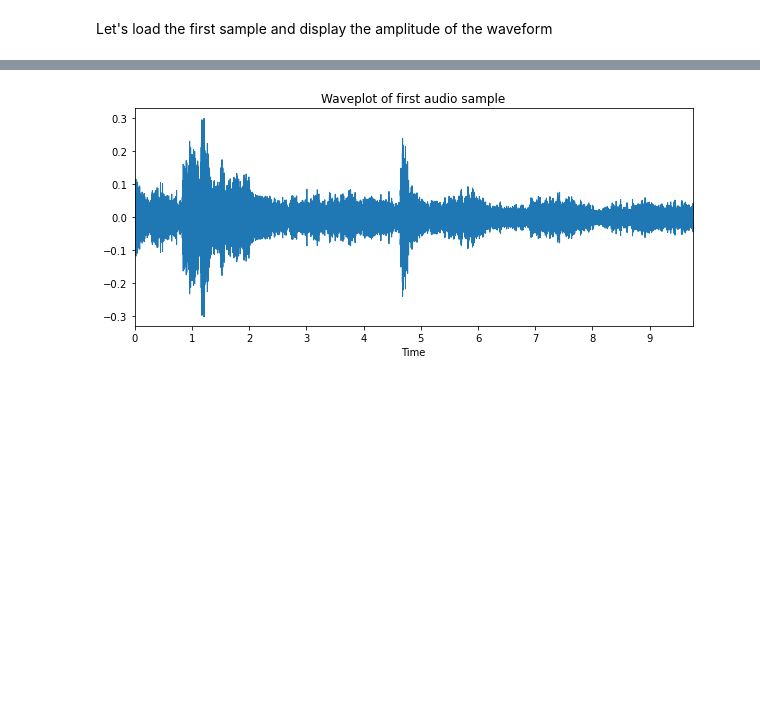
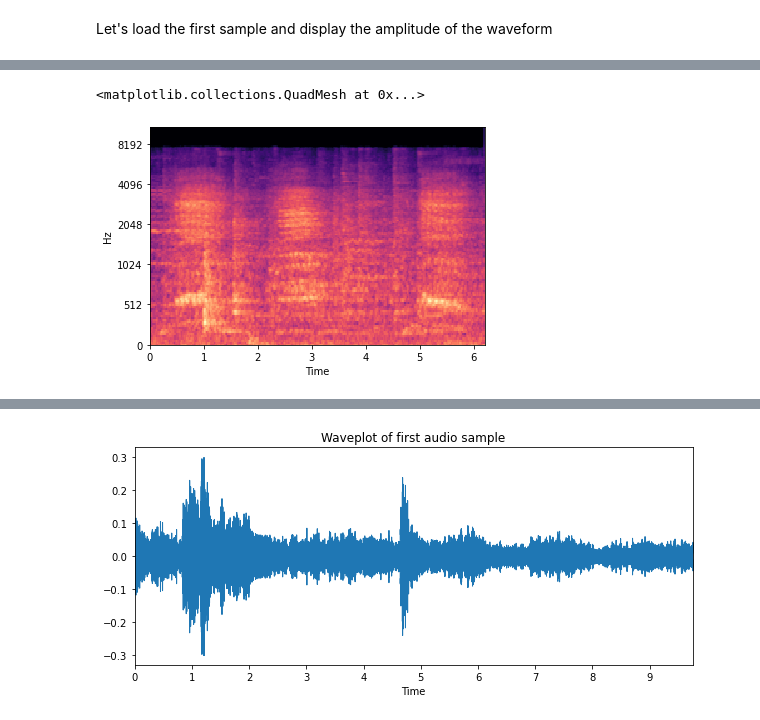
Before and after one commit to nicolasfacchinetti97/vocapra-apr-project, a Jupyter notebook: analysis.ipynb, the cells around one changed output, grey strips where cells are left out. Saved outputs shown, nothing was run; the diff lists cells and outputs as text; code cells hidden in the pictures; blank space fills up the shorter version.

```diff
--- a/analysis.ipynb
+++ b/analysis.ipynb
@@ -65,0 +127,8 @@ sample
+# %%
+ps = librosa.feature.melspectrogram(y=sample2, sr=sr2)
+ps_db= librosa.power_to_db(ps, ref=np.max)
+
+librosa.display.specshow(ps_db, x_axis='time', y_axis='mel')
+# %% [output]
+<matplotlib.collections.QuadMesh at 0x...>
+[figure, added]
```
Also changed, not shown: parts of 28 cells of this notebook.
